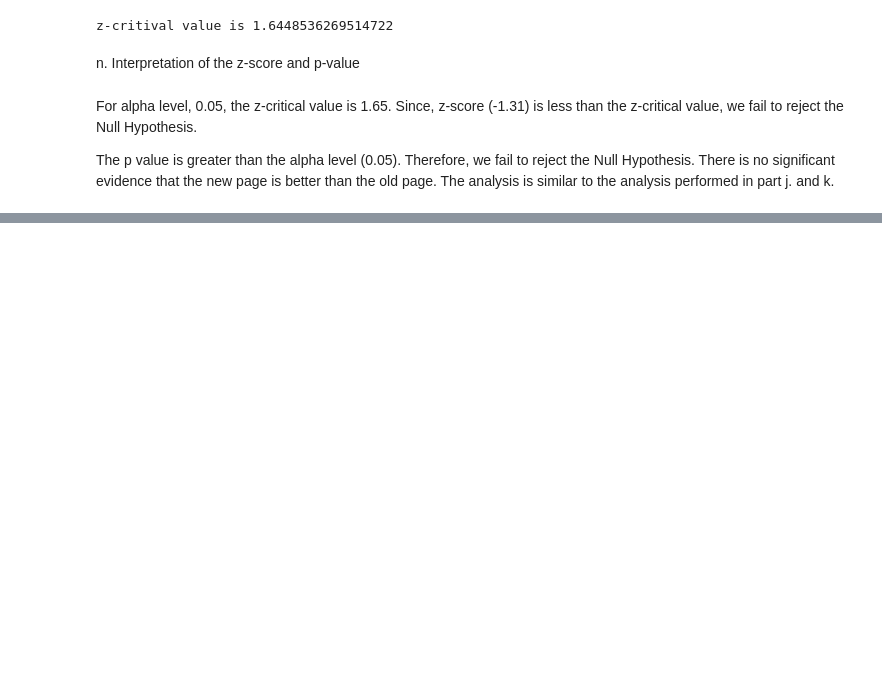
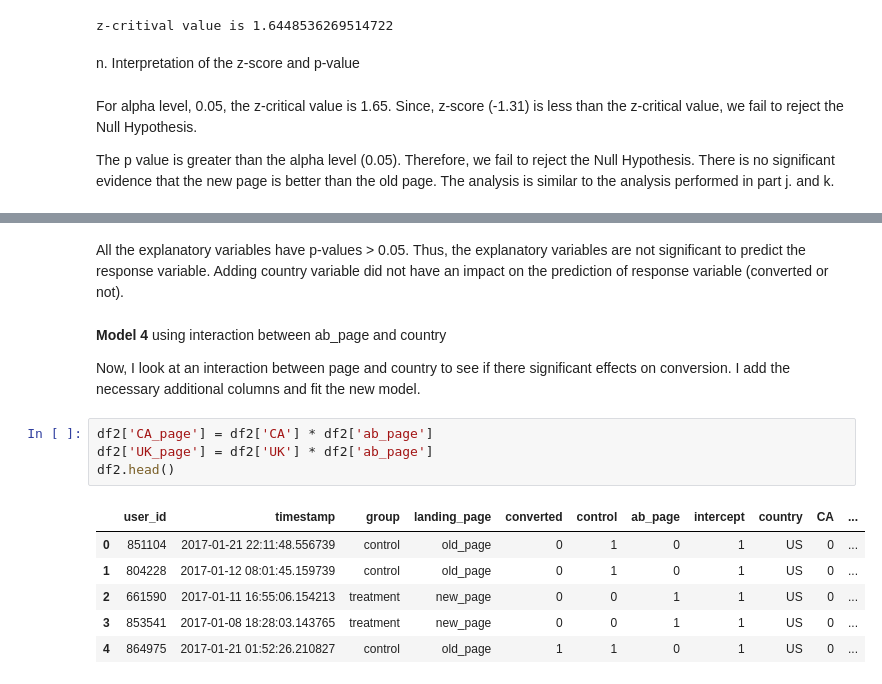
Before and after one commit to Aastha-Arora/analyze-AB-test-results, a Jupyter notebook: Analyze_ab_test_results.ipynb, the cells around one changed output, grey strips where cells are left out. Drawn from its saved outputs; the diff is of its cells as text; blank space fills up the shorter version.

```diff
--- a/Analyze_ab_test_results.ipynb
+++ b/Analyze_ab_test_results.ipynb
@@ -355,0 +520,17 @@ The analysis is similar to the analysis performed in part j. and k.
+# %% [markdown]
+All the explanatory variables have p-values > 0.05. Thus, the explanatory variables are not significant to predict the response variable. Adding country variable did not have an impact on the prediction of response variable (converted or not).
+# %% [markdown]
+**Model 4** using interaction between ab_page and country
+
+Now, I look at an interaction between page and country to see if there significant effects on conversion.  I add the necessary additional columns and fit the new model.
+# %%
+df2['CA_page'] = df2['CA'] * df2['ab_page']
+df2['UK_page'] = df2['UK'] * df2['ab_page']
+df2.head()
+# %% [output]
+|  | user_id | timestamp | group | landing_page | converted | control | ab_page | intercept | country | CA | ... |
+| 0 | 851104 | 2017-01-21 22:11:48.556739 | control | old_page | 0 | 1 | 0 | 1 | US | 0 | ... |
+| 1 | 804228 | 2017-01-12 08:01:45.159739 | control | old_page | 0 | 1 | 0 | 1 | US | 0 | ... |
+| 2 | 661590 | 2017-01-11 16:55:06.154213 | treatment | new_page | 0 | 0 | 1 | 1 | US | 0 | ... |
+| 3 | 853541 | 2017-01-08 18:28:03.143765 | treatment | new_page | 0 | 0 | 1 | 1 | US | 0 | ... |
+| 4 | 864975 | 2017-01-21 01:52:26.210827 | control | old_page | 1 | 1 | 0 | 1 | US | 0 | ... |
```
Also changed, not shown: parts of 47 cells of this notebook.
